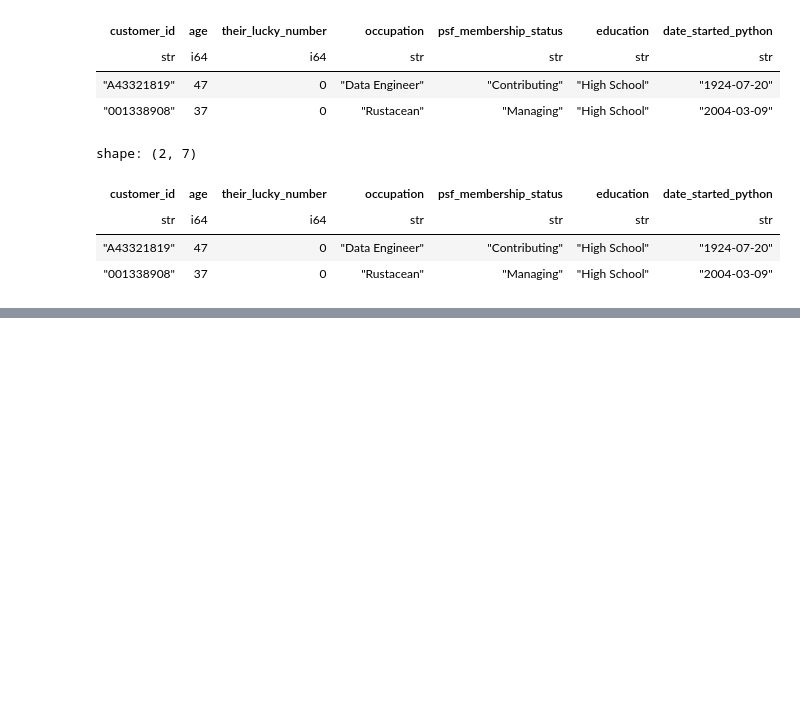
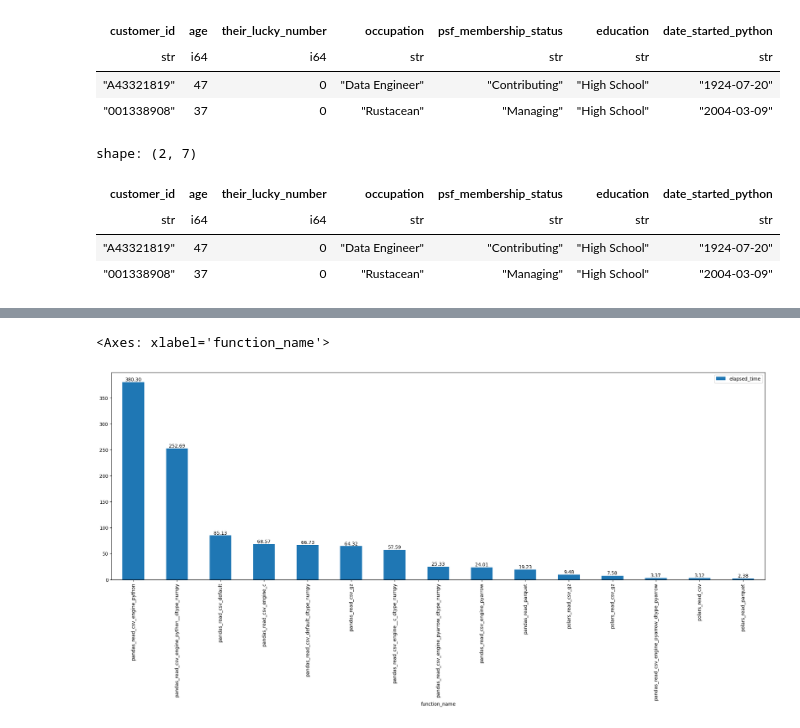
Before and after one commit to surfaceowl/talk_nov2023_pandas_polars_arrow, a Jupyter notebook: performance_comparison.ipynb, the cells around one changed output, grey strips where cells are left out. Saved outputs shown, nothing was run; the diff lists cells and outputs as text; code cells hidden in the pictures; blank space fills up the shorter version.

```diff
--- a/performance_comparison.ipynb
+++ b/performance_comparison.ipynb
@@ -200,0 +333,9 @@ True
+# %%
+ax = df_results.sort_values(["elapsed_time", "function_name"], ascending=[False, True]).plot(
+    kind="bar", x="function_name", y="elapsed_time", figsize=(25, 8)
+);
+ax.bar_label(ax.containers[0], fmt='%.2f')
+ax
+# %% [output]
+<Axes: xlabel='function_name'>
+[figure, added]
```
Also changed, not shown: parts of 21 cells of this notebook, 5 other files.
